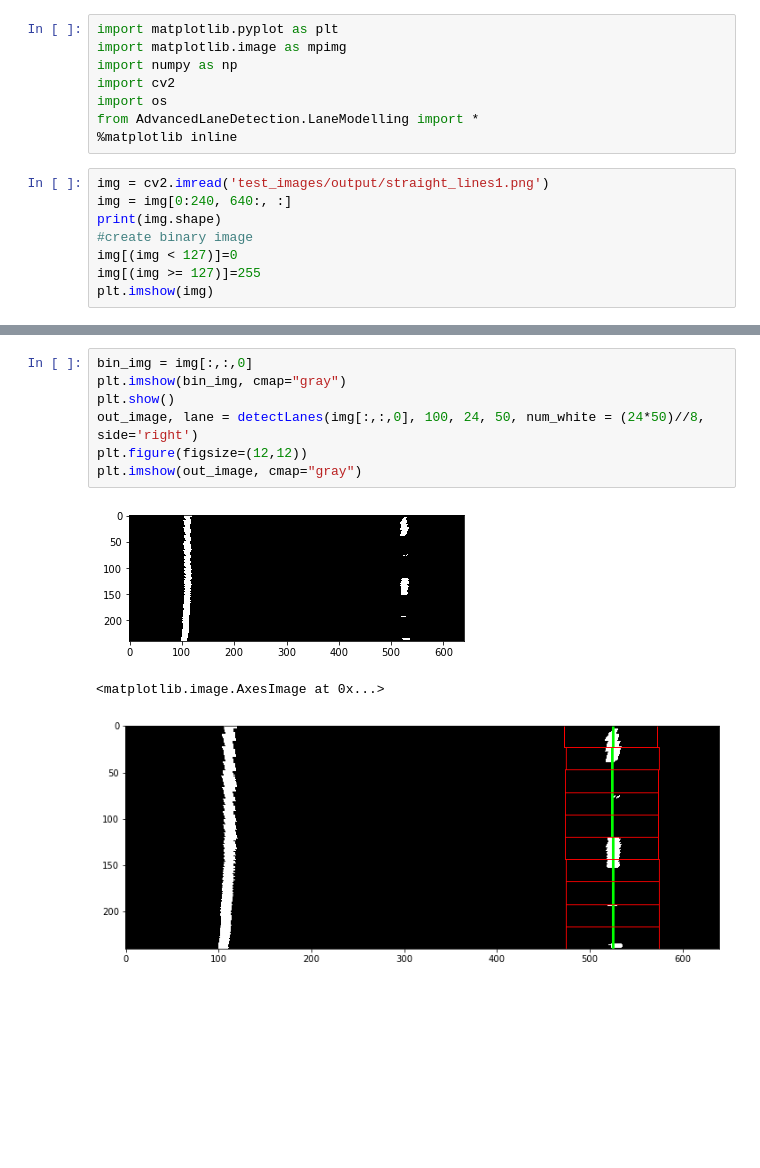
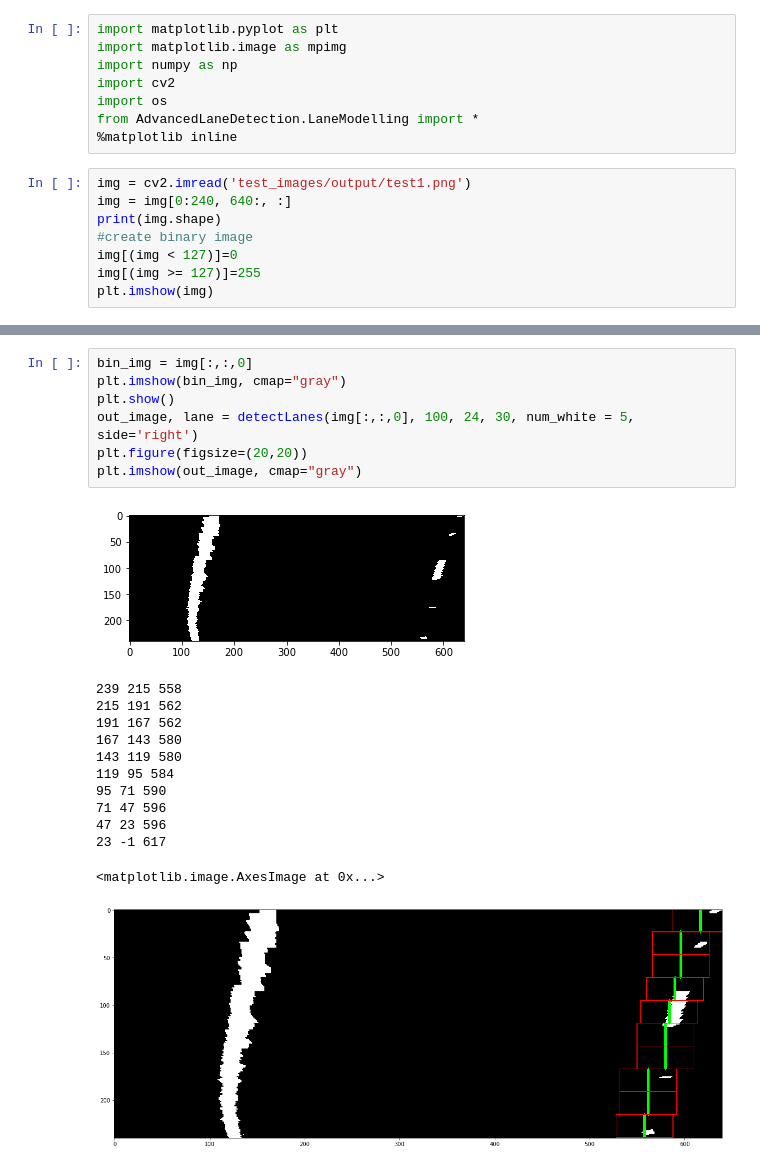
Before and after one commit to AnkurAgarwal1989/CarND-Advanced-Lane-Lines, a Jupyter notebook: Model Lines.ipynb, the cells around one changed output, grey strips where cells are left out. Cells and saved outputs as stored; diff of their text form; blank space fills up the shorter version.

```diff
--- a/Model Lines.ipynb
+++ b/Model Lines.ipynb
@@ -7,7 +7,7 @@ import os
 from AdvancedLaneDetection.LaneModelling import *
 %matplotlib inline
 # %%
-img = cv2.imread('test_images/output/straight_lines1.png')
+img = cv2.imread('test_images/output/test1.png')
 img = img[0:240, 640:, :]
 print(img.shape)
 #create binary image
@@ -38,14 +49,24 @@ IndexError: index 2 is out of bounds for axis 0 with size 2
 # %%
 bin_img = img[:,:,0]
 plt.imshow(bin_img, cmap="gray")
 plt.show()
-out_image, lane = detectLanes(img[:,:,0], 100, 24, 50, num_white = (24*50)//8, side='right')
-plt.figure(figsize=(12,12))
+out_image, lane = detectLanes(img[:,:,0], 100, 24, 30, num_white = 5, side='right')
+plt.figure(figsize=(20,20))
 plt.imshow(out_image, cmap="gray")
 # %% [output]
-[figure, old version]
+[figure, new version]
-<matplotlib.image.AxesImage at 0x...>
+239 215 558
+215 191 562
+191 167 562
+167 143 580
+143 119 580
+119 95 584
+95 71 590
+71 47 596
+47 23 596
+23 -1 617
+<matplotlib.image.AxesImage at 0x...>
-[figure, old version]
+[figure, new version]
 # %%
 out_img, lane_eq = fitLine(img, lane, degree=2)
 plt.figure(figsize=(12,12))
```
Also changed, not shown: parts of 7 cells of this notebook, 18 other files.
